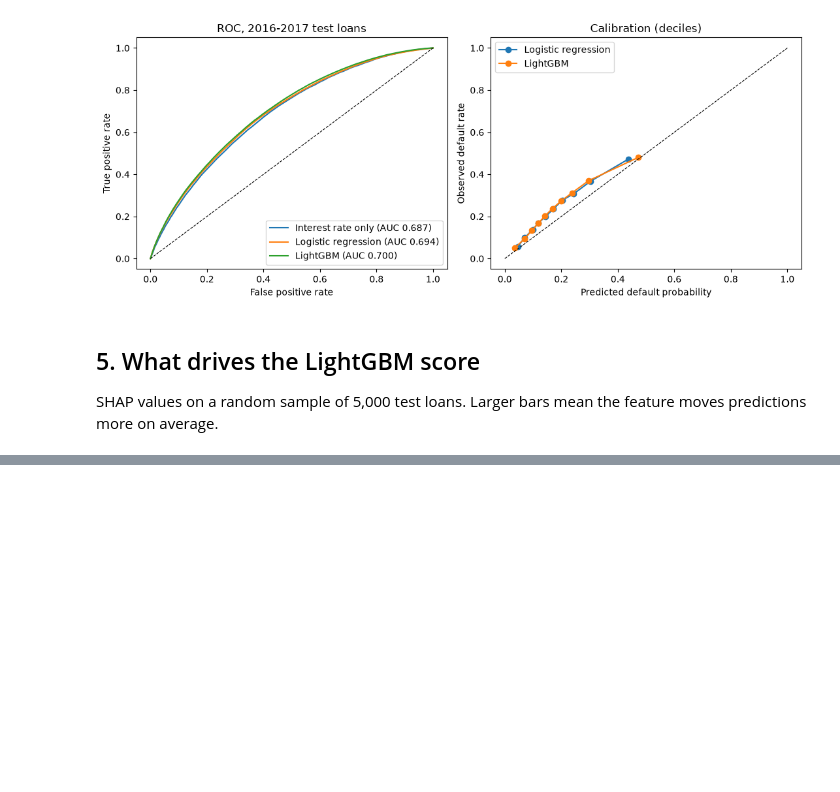
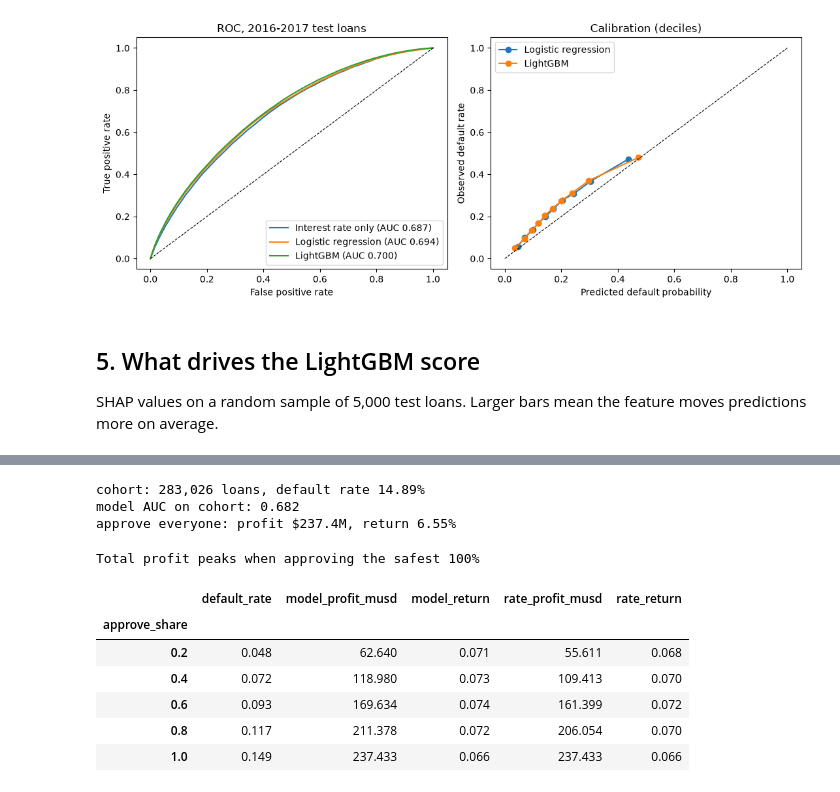
Before and after one commit to dhwanil1907/financial-data-warehouse-pipeline, a Jupyter notebook: notebooks/default_model.ipynb, the cells around one changed output, grey strips where cells are left out. Drawn from its saved outputs; the diff is of its cells as text; code cells hidden in the pictures; blank space fills up the shorter version.

```diff
--- a/notebooks/default_model.ipynb
+++ b/notebooks/default_model.ipynb
@@ -197,0 +213,61 @@ shap.plots.bar(explanation, max_display=len(FEATURES))
+# %%
+PROFIT_YEAR = 2015
+history = loans[loans["issue_year"] < PROFIT_YEAR]
+cohort = loans[(loans["issue_year"] == PROFIT_YEAR) & (loans["term_months"] == 36)].copy()
+
+profit_gbm = lgb.LGBMClassifier(**GBM_PARAMS).fit(for_lgbm(history[FEATURES]), history["defaulted"])
+cohort["model_risk"] = profit_gbm.predict_proba(for_lgbm(cohort[FEATURES]))[:, 1]
+cohort["profit"] = cohort["total_pymnt"] - cohort["funded_amnt"]
+
+print(f"cohort: {len(cohort):,} loans, default rate {cohort['defaulted'].mean():.2%}")
+print(f"model AUC on cohort: {roc_auc_score(cohort['defaulted'], cohort['model_risk']):.3f}")
+print(f"approve everyone: profit ${cohort['profit'].sum() / 1e6:,.1f}M, return {cohort['profit'].sum() / cohort['funded_amnt'].sum():.2%}")
+# %% [output]
+cohort: 283,026 loans, default rate 14.89%
+model AUC on cohort: 0.682
+approve everyone: profit $237.4M, return 6.55%
+# %%
+def approval_sweep(frame: pd.DataFrame, risk_column: str) -> pd.DataFrame:
+    """Approve the lowest-risk share of loans, for shares from 5% to 100%."""
+    ranked = frame.sort_values(risk_column).reset_index(drop=True)
+    rows = []
+    for share in np.arange(0.05, 1.0001, 0.05):
+        approved = ranked.head(round(len(ranked) * share))
+        rows.append(
+            {
+                "approve_share": round(share, 2),
+                "loans": len(approved),
+                "default_rate": approved["defaulted"].mean(),
+                "profit_musd": approved["profit"].sum() / 1e6,
+                "return_on_funded": approved["profit"].sum() / approved["funded_amnt"].sum(),
+                "max_risk_approved": approved["model_risk"].max(),
+            }
+        )
+    return pd.DataFrame(rows).set_index("approve_share")
+
+
+by_model = approval_sweep(cohort, "model_risk")
+by_rate = approval_sweep(cohort, "int_rate")
+best_share = by_model["profit_musd"].idxmax()
+print(f"Total profit peaks when approving the safest {best_share:.0%}")
+
+SHARES = [0.2, 0.4, 0.6, 0.8, 1.0]
+comparison = pd.DataFrame(
+    {
+        "default_rate": by_model.loc[SHARES, "default_rate"],
+        "model_profit_musd": by_model.loc[SHARES, "profit_musd"],
+        "model_return": by_model.loc[SHARES, "return_on_funded"],
+        "rate_profit_musd": by_rate.loc[SHARES, "profit_musd"],
+        "rate_return": by_rate.loc[SHARES, "return_on_funded"],
+    }
+)
+comparison.round(3)
+# %% [output]
+Total profit peaks when approving the safest 100%
+|  | default_rate | model_profit_musd | model_return | rate_profit_musd | rate_return |
+| approve_share |  |  |  |  |  |
+| 0.2 | 0.048 | 62.640 | 0.071 | 55.611 | 0.068 |
+| 0.4 | 0.072 | 118.980 | 0.073 | 109.413 | 0.070 |
+| 0.6 | 0.093 | 169.634 | 0.074 | 161.399 | 0.072 |
+| 0.8 | 0.117 | 211.378 | 0.072 | 206.054 | 0.070 |
+| 1.0 | 0.149 | 237.433 | 0.066 | 237.433 | 0.066 |
```
Also changed, not shown: parts of 11 cells of this notebook, 2 other files.
